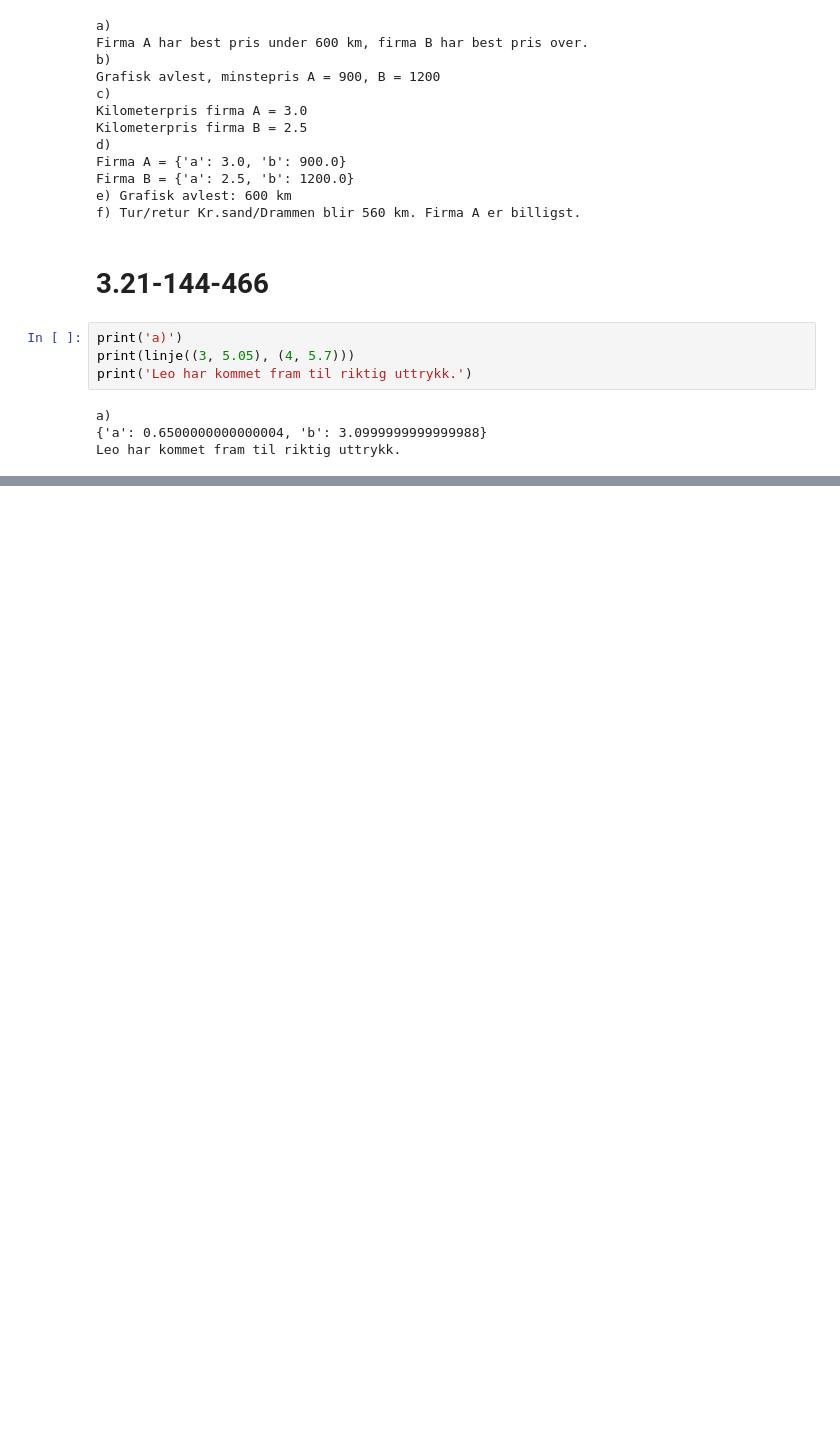
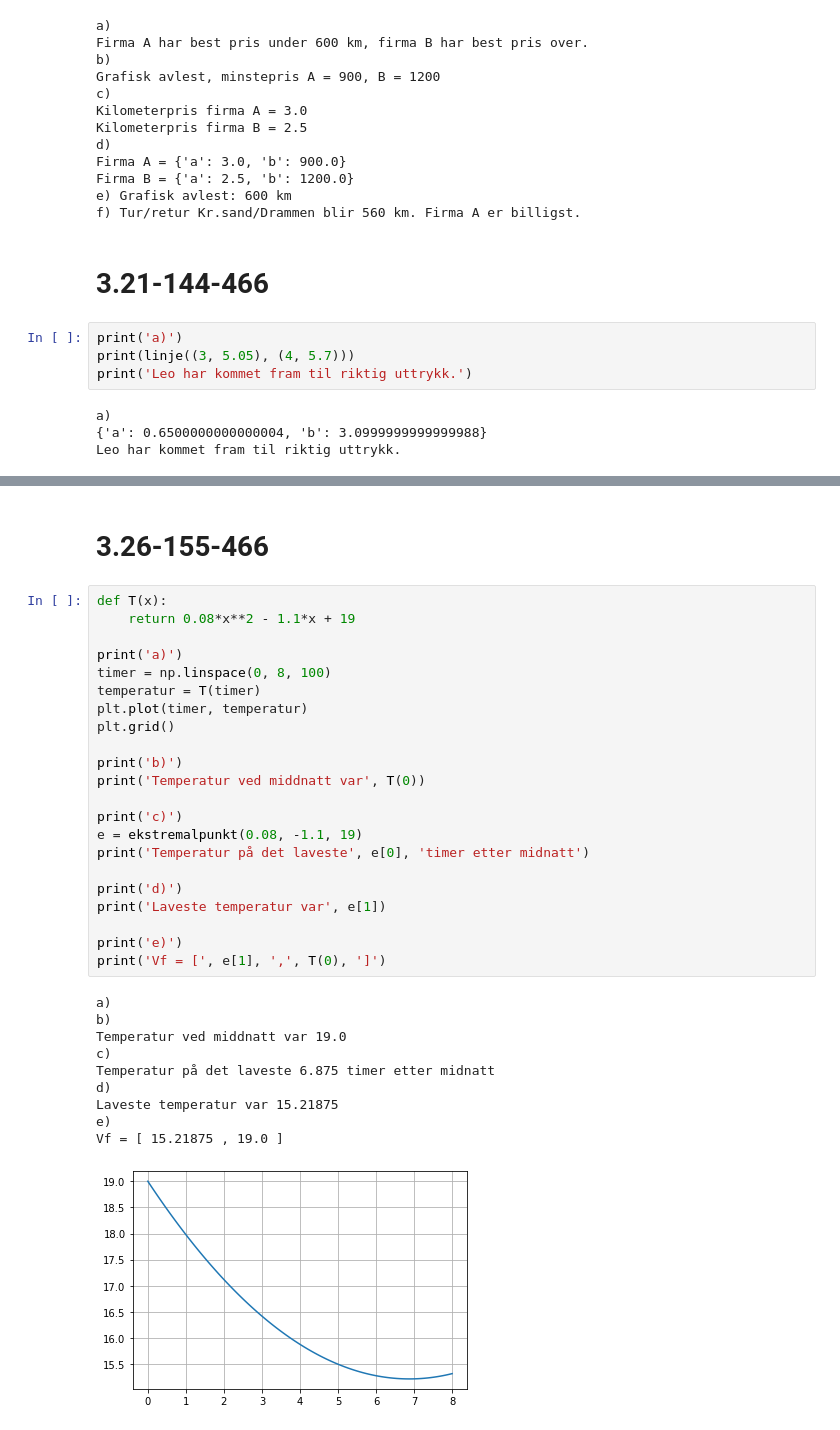
Before and after one commit to bitjungle/1T-Monster, a Jupyter notebook: kapittel-03.ipynb, the cells around one changed output, grey strips where cells are left out. Saved outputs shown, nothing was run; the diff lists cells and outputs as text; blank space fills up the shorter version.

```diff
--- a/kapittel-03.ipynb
+++ b/kapittel-03.ipynb
@@ -630,0 +789,35 @@ Leo har kommet fram til riktig uttrykk.
+# %% [markdown]
+# 3.26-155-466
+# %%
+def T(x):
+    return 0.08*x**2 - 1.1*x + 19
+
+print('a)')
+timer = np.linspace(0, 8, 100)
+temperatur = T(timer)
+plt.plot(timer, temperatur)
+plt.grid()
+
+print('b)')
+print('Temperatur ved middnatt var', T(0))
+
+print('c)')
+e = ekstremalpunkt(0.08, -1.1, 19)
+print('Temperatur på det laveste', e[0], 'timer etter midnatt')
+
+print('d)')
+print('Laveste temperatur var', e[1])
+
+print('e)')
+print('Vf = [', e[1], ',', T(0), ']')
+# %% [output]
+a)
+b)
+Temperatur ved middnatt var 19.0
+c)
+Temperatur på det laveste 6.875 timer etter midnatt
+d)
+Laveste temperatur var 15.21875
+e)
+Vf = [ 15.21875 , 19.0 ]
+[figure, added]
```
Also changed, not shown: parts of 13 cells of this notebook.
